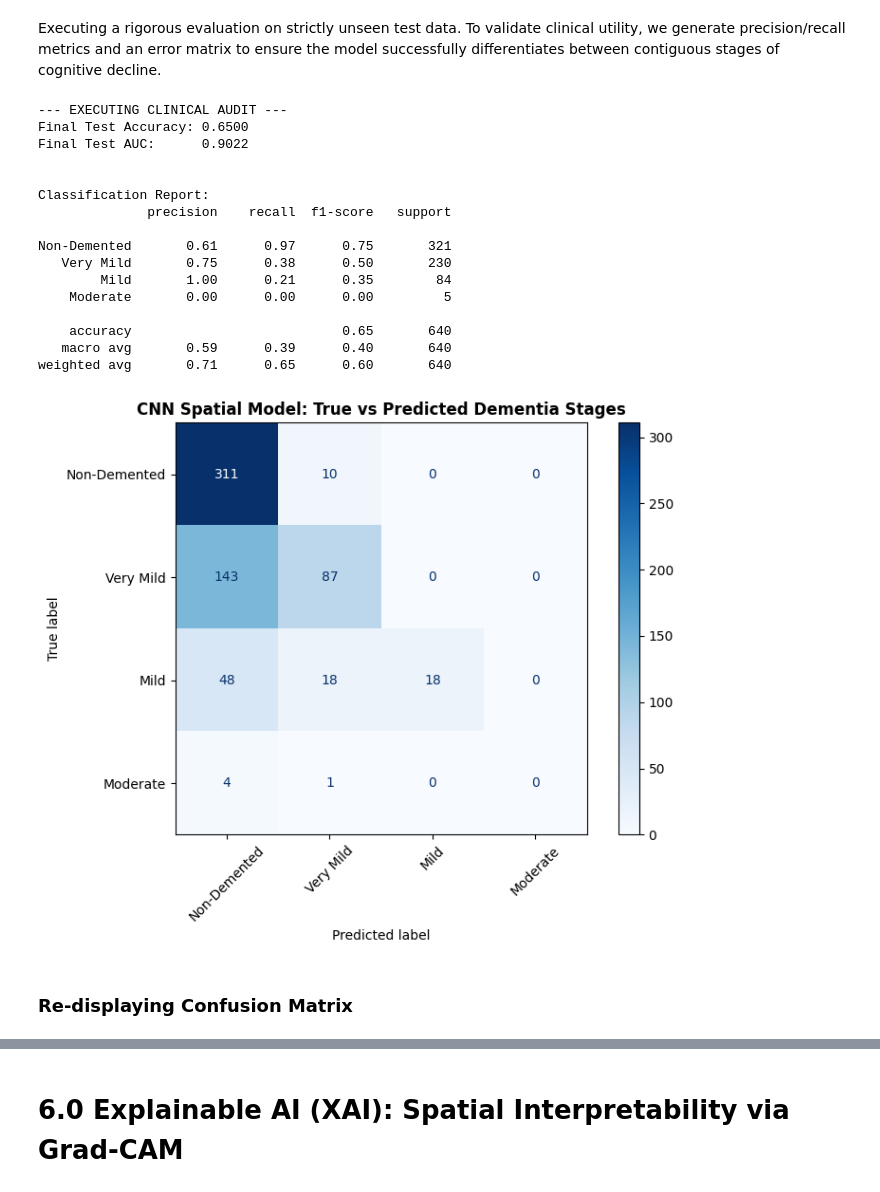
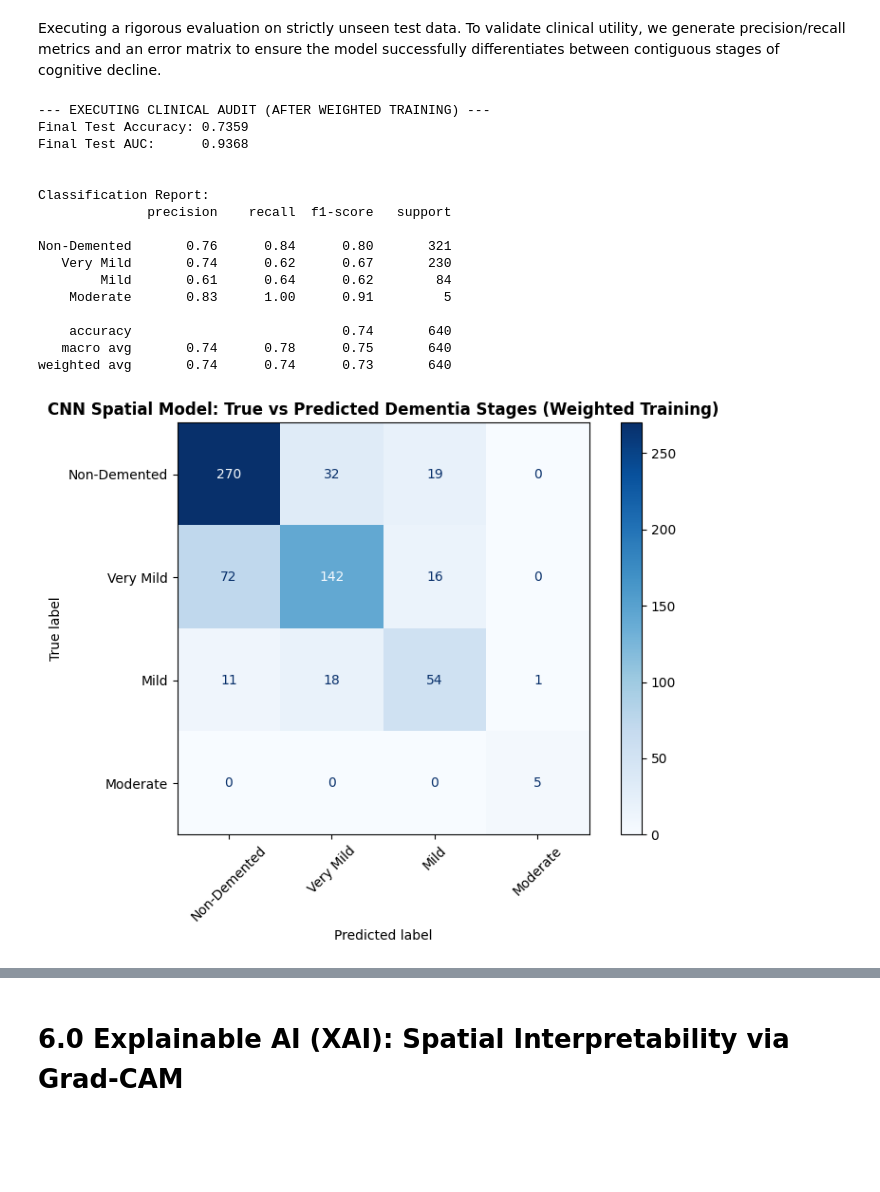
Before and after one commit to Alltingzrpozz/Alltingzrpozz, a Jupyter notebook: Copy_of_Advanced_Spatial_Feature_Extraction_Convolutional_Neural_Network_(CNN)_via_Transfer_Learning.ipynb, the cells around one changed output, grey strips where cells are left out. Cells and saved outputs as stored; diff of their text form; code cells hidden in the pictures; blank space fills up the shorter version.

```diff
--- a/Copy_of_Advanced_Spatial_Feature_Extraction_Convolutional_Neural_Network_(CNN)_via_Transfer_Learning.ipynb
+++ b/Copy_of_Advanced_Spatial_Feature_Extraction_Convolutional_Neural_Network_(CNN)_via_Transfer_Learning.ipynb
@@ -238,5 +273,27 @@ Spatial Network Training Complete.
 # %%
+# ==============================================================================
+# 4.0 TRAINING & VISUALIZATION (WITH CLASS WEIGHTS)
+# ==============================================================================
+from tensorflow.keras.callbacks import EarlyStopping, ReduceLROnPlateau
 import matplotlib.pyplot as plt
+
+print("--- INITIATING TRAINING PROTOCOL (WITH CLASS WEIGHTS) ---")
+
+callbacks = [
+    EarlyStopping(monitor='val_loss', patience=6, restore_best_weights=True, verbose=1),
+    ReduceLROnPlateau(monitor='val_loss', factor=0.5, patience=3, min_lr=1e-6, verbose=1)
+]
+
+# Run the training, now including the calculated class weights
+history = vision_model.fit(
+    train_dataset,
+    epochs=25,
+    validation_data=val_dataset,
+    callbacks=callbacks,
+    class_weight=class_weights_dict, # <--- ADDED CLASS WEIGHTS HERE
+    verbose=1
+)
+print("\nSpatial Network Training Complete.")
 
 # Plot the Learning Curves
 plt.figure(figsize=(14, 5))
@@ -275,8 +349,10 @@ Executing a rigorous evaluation on strictly unseen test data. To validate clinic
 # 5.0 CLINICAL AUDIT
 # ==============================================================================
 from sklearn.metrics import classification_report, confusion_matrix, ConfusionMatrixDisplay
+import matplotlib.pyplot as plt
+import numpy as np
 
-print("--- EXECUTING CLINICAL AUDIT ---")
+print("--- EXECUTING CLINICAL AUDIT (AFTER WEIGHTED TRAINING) ---")
 
 # 1. Top-Line Unseen Data Benchmarking
 test_loss, test_acc, test_auc = vision_model.evaluate(test_dataset, verbose=0)
@@ -289,44 +365,42 @@ y_pred_probs = []
 
 for batch in test_dataset:
     inputs, labels = batch
     preds = vision_model.predict(inputs, verbose=0)
     y_true.extend(labels.numpy())
     y_pred_probs.extend(preds)
 
 y_true_classes = np.argmax(y_true, axis=1)
 y_pred_classes = np.argmax(y_pred_probs, axis=1)
 class_labels = ['Non-Demented', 'Very Mild', 'Mild', 'Moderate']
 
 # 3. Deep Dive Classification Report
 print("\nClassification Report:")
 print(classification_report(y_true_classes, y_pred_classes, target_names=class_labels))
 
 # 4. Visualizing the Error Matrix
 cm = confusion_matrix(y_true_classes, y_pred_classes)
 disp = ConfusionMatrixDisplay(confusion_matrix=cm, display_labels=class_labels)
 
 fig, ax = plt.subplots(figsize=(8, 6))
 disp.plot(cmap=plt.cm.Blues, ax=ax, xticks_rotation=45)
-plt.title("CNN Spatial Model: True vs Predicted Dementia Stages", fontweight='bold')
+plt.title("CNN Spatial Model: True vs Predicted Dementia Stages (Weighted Training)", fontweight='bold')
 plt.tight_layout()
 plt.show()
 # %% [output]
---- EXECUTING CLINICAL AUDIT ---
-Final Test Accuracy: 0.6500
-Final Test AUC:      0.9022
+--- EXECUTING CLINICAL AUDIT (AFTER WEIGHTED TRAINING) ---
+Final Test Accuracy: 0.7359
+Final Test AUC:      0.9368
 
 
 Classification Report:
               precision    recall  f1-score   support
 
-Non-Demented       0.61      0.97      0.75       321
-   Very Mild       0.75      0.38      0.50       230
-        Mild       1.00      0.21      0.35        84
-    Moderate       0.00      0.00      0.00         5
+Non-Demented       0.76      0.84      0.80       321
+   Very Mild       0.74      0.62      0.67       230
+        Mild       0.61      0.64      0.62        84
+    Moderate       0.83      1.00      0.91         5
 
-    accuracy                           0.65       640
-   macro avg       0.59      0.39      0.40       640
-weighted avg       0.71      0.65      0.60       640
+    accuracy                           0.74       640
+   macro avg       0.74      0.78      0.75       640
+weighted avg       0.74      0.74      0.73       640
-[figure, old version]
+[figure, new version]
-# %% [markdown]
-### Re-displaying Confusion Matrix
```
Also changed, not shown: parts of 12 cells of this notebook.
